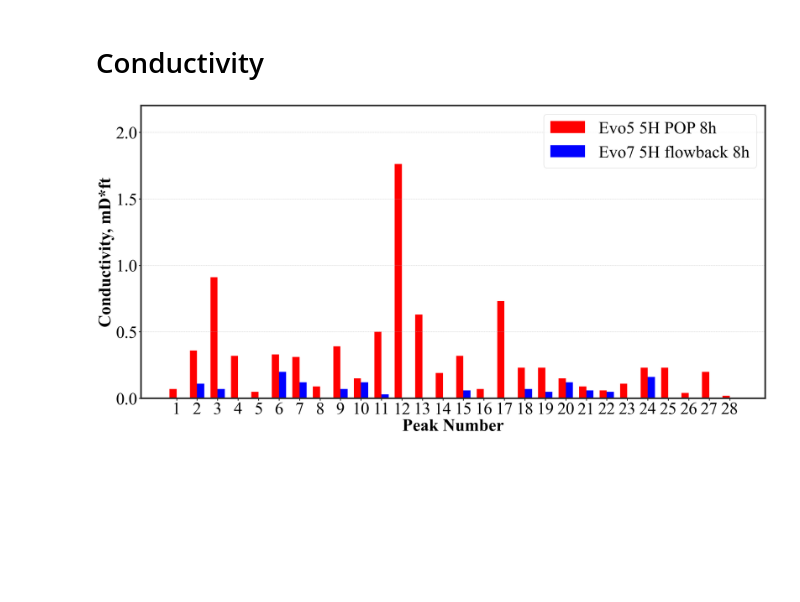
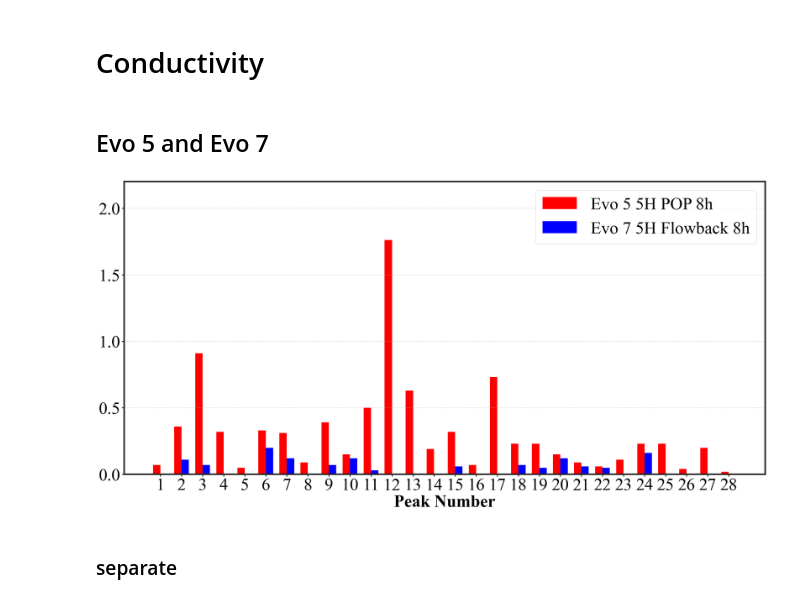
Before and after one commit to felix-mao-1516/plot-for-research-, a Jupyter notebook: 9. bar_figure.ipynb, the cells around one changed output. Cells and saved outputs as stored; diff of their text form; code cells hidden in the pictures; blank space fills up the shorter version.

```diff
--- a/9. bar_figure.ipynb
+++ b/9. bar_figure.ipynb
@@ -618,5 +863,7 @@ plt.show()
 # %% [markdown]
 # Conductivity
+# %% [markdown]
+## Evo 5 and Evo 7
 # %%
 import matplotlib.pyplot as plt
 import numpy as np
@@ -640,35 +887,37 @@ width_evo7 = [
 # 设置图形大小
 plt.figure(figsize=(24,12))
 
 # 设置柱宽和位置
 bar_width = 0.35
 x = np.arange(len(peaks))
 
 # 绘制柱状图
-plt.bar(x - bar_width/2, width_evo5, width=bar_width, label='Evo5 5H POP 8h', color='red')
-plt.bar(x + bar_width/2, width_evo7, width=bar_width, label='Evo7 5H flowback 8h', color="#0000FF")
+plt.bar(x - bar_width/2, width_evo5, width=bar_width, label='Evo 5 5H POP 8h', color='red')
+plt.bar(x + bar_width/2, width_evo7, width=bar_width, label='Evo 7 5H Flowback 8h', color="#0000FF")
 
 # 添加分区线
 # plt.axvline(x=16.5, color='red', linestyle='--')  # Parent well impacted / not impacted
 
 # 添加文本标签
 # plt.text(7, 15, 'Parent well impacted', ha='center', va='center', fontsize=12)
 # plt.text(23, 15, 'Parent well not impacted', ha='center', va='center', fontsize=12)
 
 # 设置刻度和标签
 plt.xticks(x, peaks)
 plt.xlabel('Peak Number')
-plt.ylabel('Conductivity, mD*ft')
+# plt.ylabel('Conductivity, mD*ft')
 # plt.title('Frac hits at B3H during B2H treatment')
 plt.legend()
 plt.ylim(0,2.2)
 plt.yticks(np.arange(0, 2.4, 0.5))
 
 # 显示网格线
 plt.grid(axis='y', linestyle='--', alpha=0.7)
 
 plt.tight_layout()
-plt.savefig('plot/Conductivity_bar_figure.png')
+# plt.savefig('plot/Conductivity_bar_figure.png')
 plt.show()
 # %% [output]
-[figure, old version]
+[figure, new version]
+# %% [markdown]
+### separate
```
Also changed, not shown: parts of 13 cells of this notebook, 21 other files.
